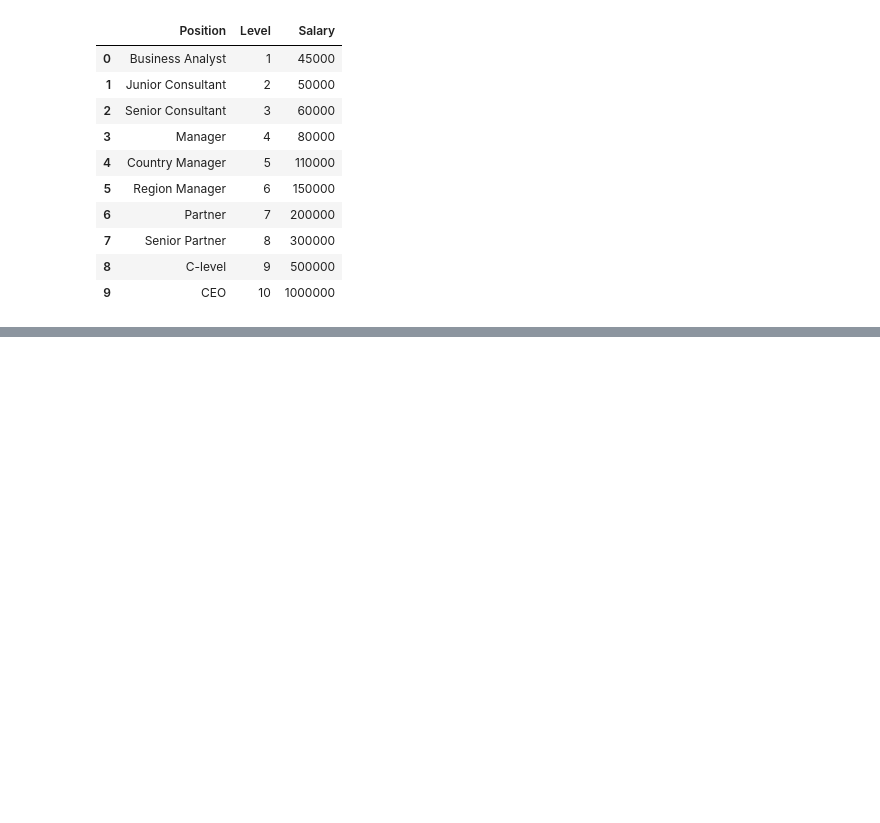
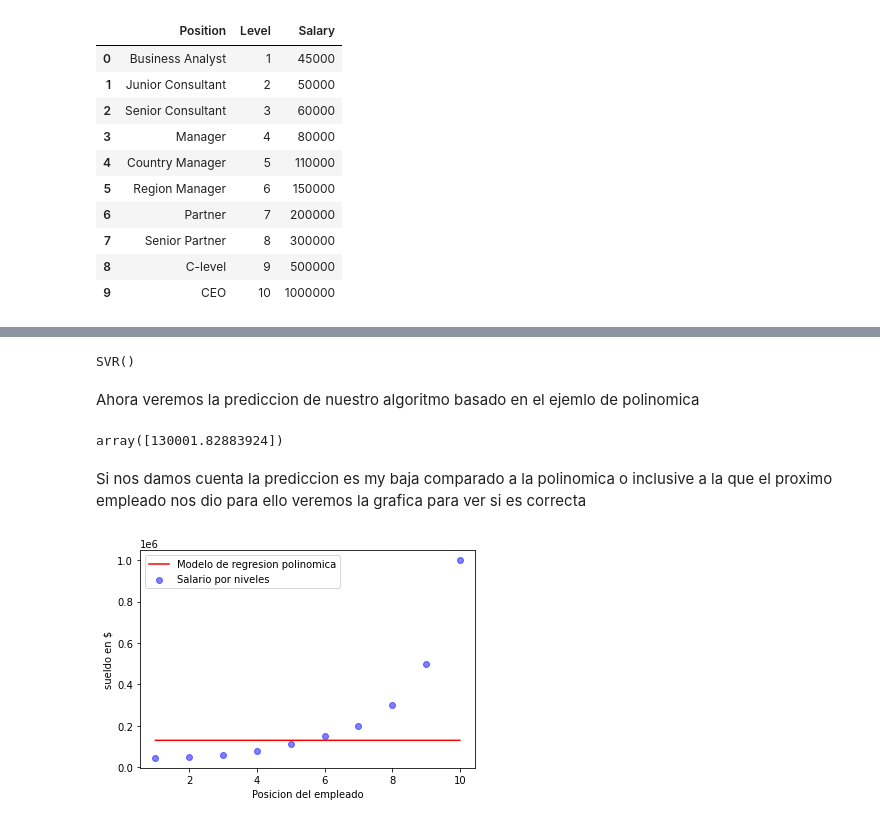
Before and after one commit to jistro/Notas-de-Data-science, a Jupyter notebook: Sección 7 Regresión con máquinas de soporte vectorial/SVR.ipynb, the cells around one changed output, grey strips where cells are left out. Cells and saved outputs as stored; diff of their text form; code cells hidden in the pictures; blank space fills up the shorter version.

```diff
--- a/Sección 7 Regresión con máquinas de soporte vectorial/SVR.ipynb
+++ b/Sección 7 Regresión con máquinas de soporte vectorial/SVR.ipynb
@@ -87,0 +92,3 @@ import sklearn
+# %%
+y = ds.iloc[:,2].values #nuestra variable independiente es Salary y solo los valores
+y
@@ -87,0 +100,4 @@ import sklearn
+# %%
+X=ds.iloc[:,1:2].values
+#indicamos que es de la 1 a la 2, solo incluye la primera y no la ultima, solo la 1 haciendo que ahora si tenga dimension volviendose matriz
+X
@@ -87,0 +121,26 @@ import sklearn
+# %%
+from sklearn.svm import SVR #agregamos nuestro algoritmo para SVR desde la libreria
+regresion = SVR(kernel="rbf")
+#agregamos un kernel gaussiano en el SVR
+regresion.fit(X, y)
+# %% [output]
+SVR()
+# %% [markdown]
+Ahora veremos la prediccion de nuestro algoritmo basado en el ejemlo de polinomica
+# %%
+y_pred=regresion.predict([[6.5]])
+y_pred
+# %% [output]
+array([130001.82883924])
+# %% [markdown]
+Si nos damos cuenta la prediccion es my baja comparado a la polinomica o inclusive a la que el proximo empleado nos dio para ello veremos la grafica para ver si es correcta
+# %%
+X_grid = np.arange(min(X), max(X), 0.1)
+plt.scatter(X,y, color='blue', alpha=0.5, label = 'Salario por niveles')
+plt.plot(X, regresion.predict(X), color="red", label = "Modelo de regresion polinomica")
+plt.legend()
+plt.xlabel("Posicion del empleado")
+plt.ylabel("sueldo en $")
+plt.show()
+# %% [output]
+[figure, added]
```
Also changed, not shown: parts of 16 cells of this notebook.
